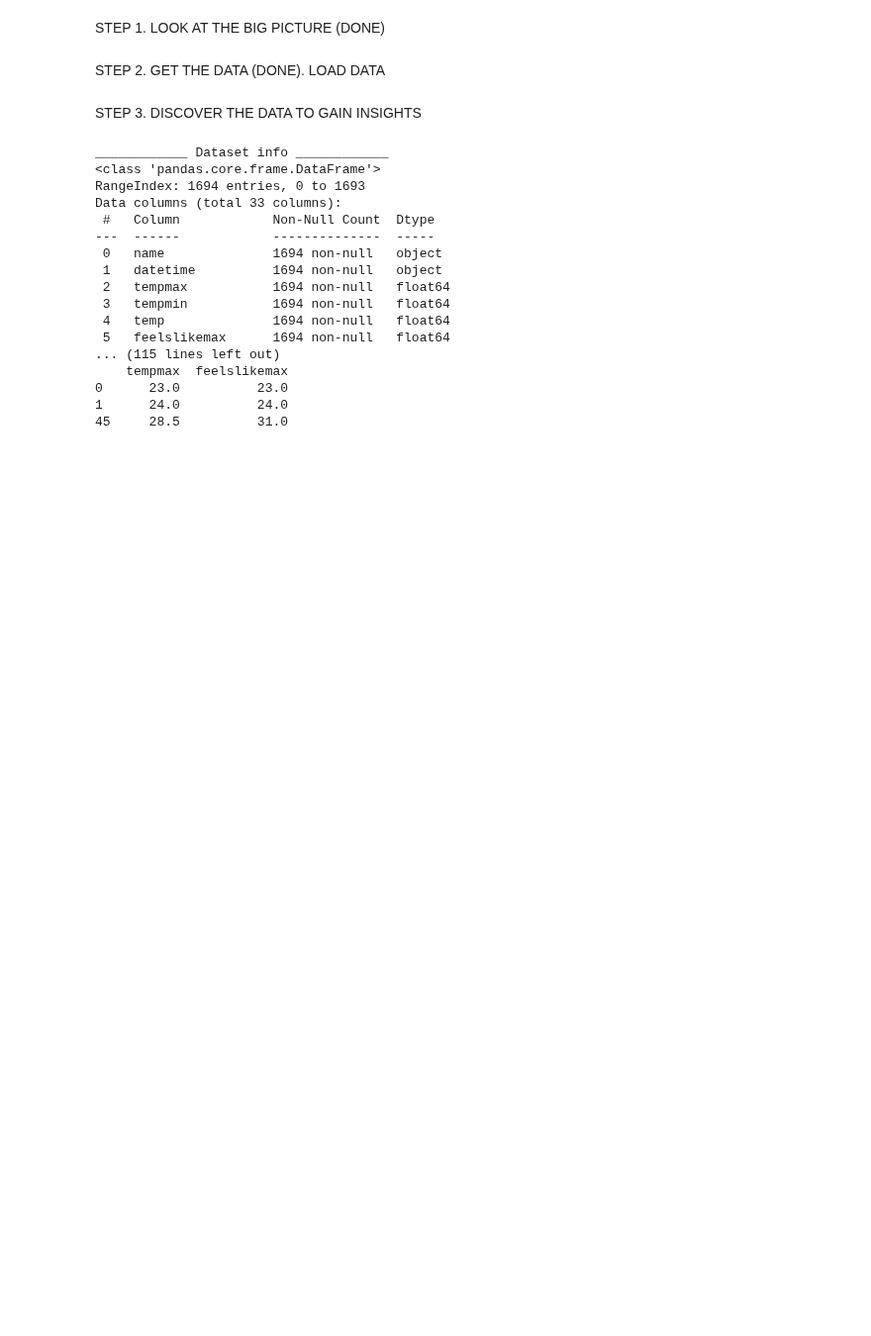
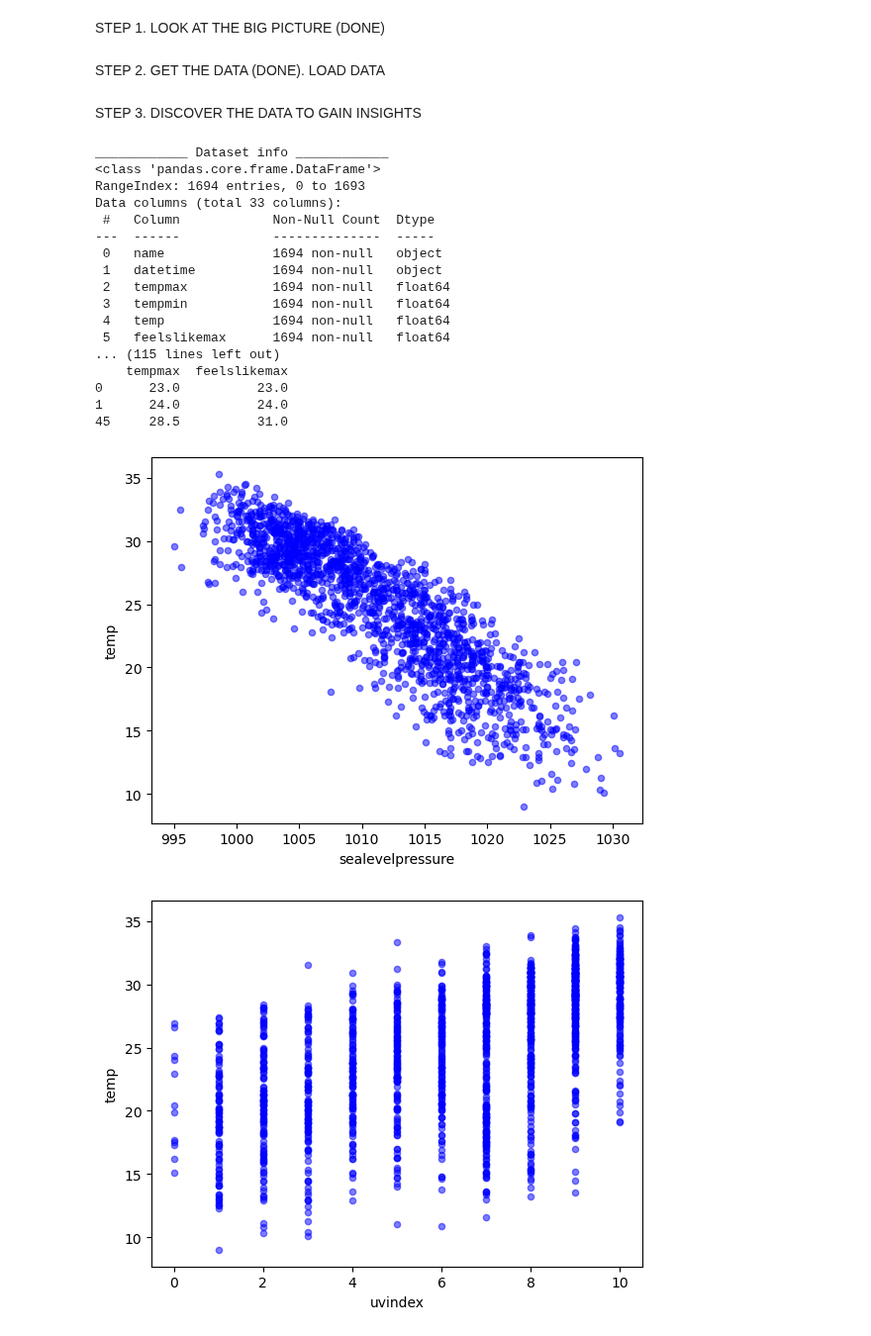
Before and after one commit to lbibi1805-dot/ML_WEATHER_PREDICTION, a Jupyter notebook: team_01.ipynb, the cells around one changed output. Shown at 99% size. Cells and saved outputs as stored; diff of their text form; code cells hidden in the pictures; blank space fills up the shorter version.

```diff
--- a/team_01.ipynb
+++ b/team_01.ipynb
@@ -24,30 +24,57 @@ STEP 3. DISCOVER THE DATA TO GAIN INSIGHTS
 # %%
 # 3.1 Quick view of the data
 print('\n____________ Dataset info ____________')
 print(raw_data.info())
 print('\n____________ Some first data examples ____________')
 print(raw_data.head(5))
 print('\n____________ Counts on a feature ____________')
 # print(raw_data['LEGAL DOCUMENTS'].value_counts())
 print('\n____________ Statistics of numeric features ____________')
 print(raw_data.describe())
 print('\n____________ Get specific rows and cols ____________')
 print(raw_data.iloc[[0,1,45], [2, 5]] ) # Refer using column ID
+
+#3.2: Scatter plot b/w 2 features
+if 1:
+    raw_data.plot(kind="scatter", y="temp", x="sealevelpressure", alpha= 0.5, color = 'b')
+    # plt.axis([0, 1000, 0, 1000])
+    plt.savefig('figures/scatter_1_feat.png', format='png', dpi=100)
+    plt.show()
+if 2:
+    raw_data.plot(kind="scatter", y="temp", x="uvindex", alpha= 0.5, color = 'b')
+    # plt.axis([0, 1000, 0, 1000])
+    plt.savefig('figures/scatter_1_feat.png', format='png', dpi=100)
+    plt.show()
+if 3:
+    raw_data.plot(kind="scatter", y="temp", x="moonphase", alpha= 0.5, color = 'b')
+    # plt.axis([0, 1000, 0, 1000])
+    plt.savefig('figures/scatter_1_feat.png', format='png', dpi=100)
+    plt.show()
+
+# 3.3 Scatter plot b/w every pair of features
+if 0:
+    from pandas.plotting import scatter_matrix
+    features_to_plot = ["PRICE IN MILLION VND", "NUMBER OF BEDROOMS", "NUMBER OF TOILETS", "AREA IN M2"]
+    scatter_matrix(raw_data[features_to_plot], figsize=(12, 8)) # Note: histograms on the main diagonal
+    plt.savefig('figures/scatter_mat_all_feat.png', format='png', dpi=300)
+    plt.show()
 # %% [output]
 ____________ Dataset info ____________
 <class 'pandas.core.frame.DataFrame'>
 RangeIndex: 1694 entries, 0 to 1693
 Data columns (total 33 columns):
  #   Column            Non-Null Count  Dtype
 ---  ------            --------------  -----
  0   name              1694 non-null   object
  1   datetime          1694 non-null   object
  2   tempmax           1694 non-null   float64
  3   tempmin           1694 non-null   float64
  4   temp              1694 non-null   float64
  5   feelslikemax      1694 non-null   float64
 ... (115 lines left out)
     tempmax  feelslikemax
 0      23.0          23.0
 1      24.0          24.0
 45     28.5          31.0
+[figure, added]
+[figure, added]
```
Also changed, not shown: parts of 1 cell of this notebook, 3 other files.
